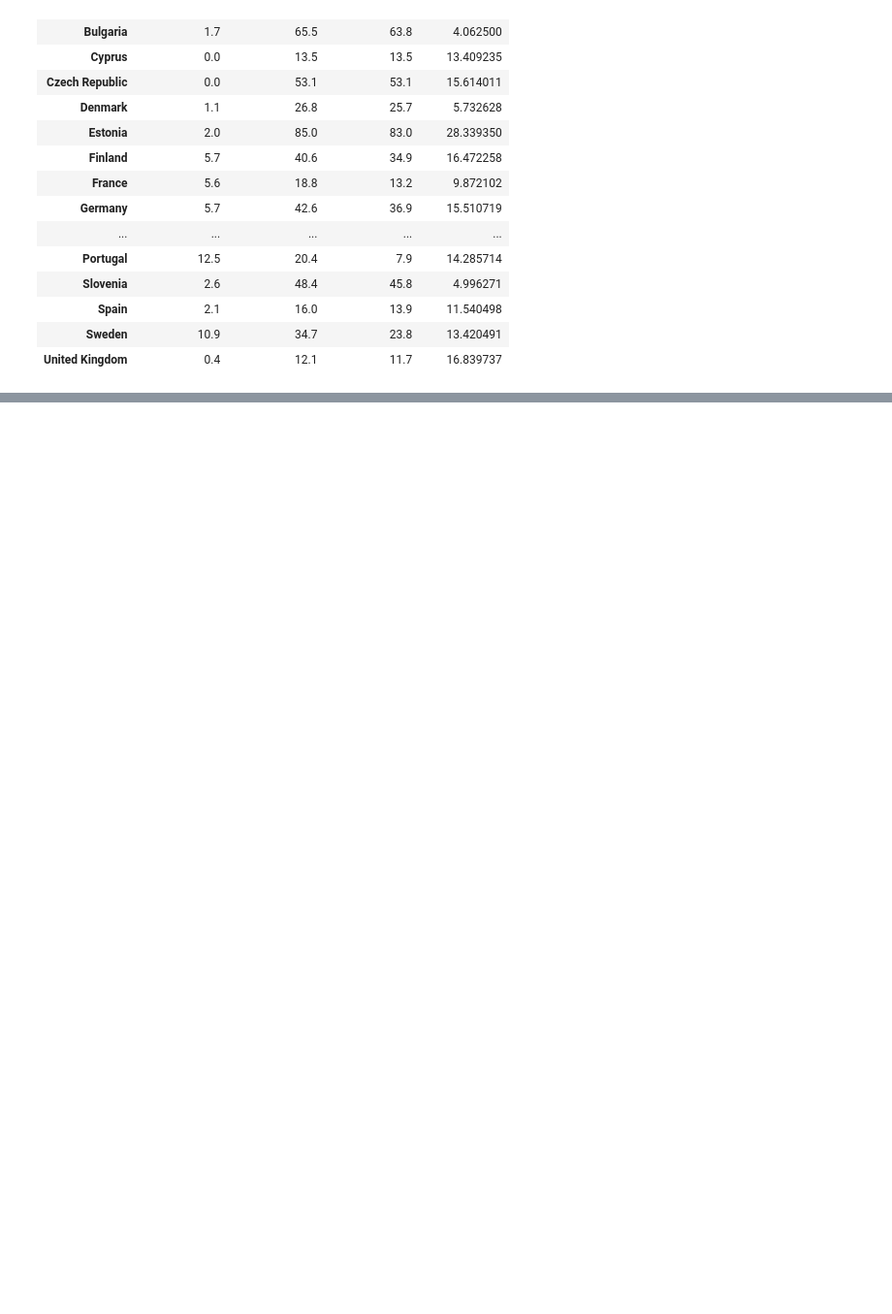
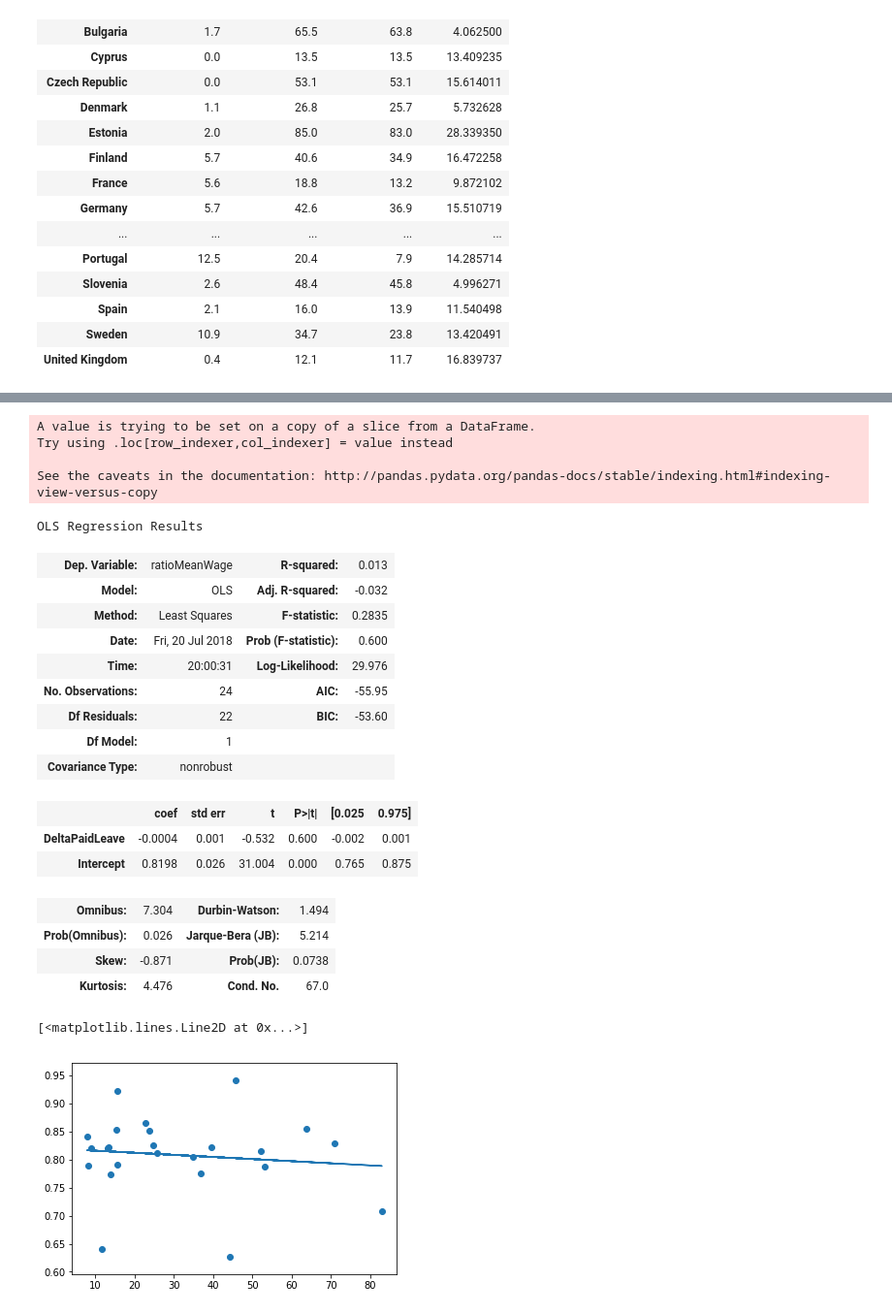
Before and after one commit to fracab/Bertelsmann_Prj, a Jupyter notebook: Project_Bertelsmann.ipynb, the cells around one changed output, grey strips where cells are left out. Shown at 97% size. Drawn from its saved outputs; the diff is of its cells as text; code cells hidden in the pictures; blank space fills up the shorter version.

```diff
--- a/Project Bertelsmann.ipynb
+++ b/Project_Bertelsmann.ipynb
@@ -312,0 +356,39 @@ OLS Regression Results
+# %%
+###ILO
+# Fourth model. Ratio of mean wages regressed against difference of paid leave, for all occupations. no correlation
+
+
+DFILOTot=FinalDFILO[FinalDFILO["Occupation"]=="TOTAL. Total (ISCO-08)"]
+DFILOTot["Intercept"]=1
+
+modelDeltaMedianILO = sm.OLS(endog=DFILOTot["ratioMeanWage"], exog=DFILOTot[["DeltaPaidLeave","Intercept"]])
+resultsmodelDeltaMedianILO = modelDeltaMedianILO.fit()
+display(resultsmodelDeltaMedianILO.summary())
+
+plt.scatter(DFILOTot.DeltaPaidLeave,DFILOTot.ratioMeanWage)
+slope2, intercept2 = np.polyfit(DFILOTot.DeltaPaidLeave, DFILOTot.ratioMeanWage, 1)
+plt.plot(DFILOTot.DeltaPaidLeave, DFILOTot.DeltaPaidLeave*slope2 + intercept2)
+# %% [output]
+A value is trying to be set on a copy of a slice from a DataFrame.
+Try using .loc[row_indexer,col_indexer] = value instead
+
+See the caveats in the documentation: http://pandas.pydata.org/pandas-docs/stable/indexing.html#indexing-view-versus-copy
+OLS Regression Results
+| Dep. Variable: | ratioMeanWage | R-squared: | 0.013 |
+| Model: | OLS | Adj. R-squared: | -0.032 |
+| Method: | Least Squares | F-statistic: | 0.2835 |
+| Date: | Fri, 20 Jul 2018 | Prob (F-statistic): | 0.600 |
+| Time: | 20:00:31 | Log-Likelihood: | 29.976 |
+| No. Observations: | 24 | AIC: | -55.95 |
+| Df Residuals: | 22 | BIC: | -53.60 |
+| Df Model: | 1 |  |  |
+| Covariance Type: | nonrobust |  |  |
+|  | coef | std err | t | P>|t| | [0.025 | 0.975] |
+| DeltaPaidLeave | -0.0004 | 0.001 | -0.532 | 0.600 | -0.002 | 0.001 |
+| Intercept | 0.8198 | 0.026 | 31.004 | 0.000 | 0.765 | 0.875 |
+| Omnibus: | 7.304 | Durbin-Watson: | 1.494 |
+| Prob(Omnibus): | 0.026 | Jarque-Bera (JB): | 5.214 |
+| Skew: | -0.871 | Prob(JB): | 0.0738 |
+| Kurtosis: | 4.476 | Cond. No. | 67.0 |
+[<matplotlib.lines.Line2D at 0x...>]
+[figure, added]
```
Also changed, not shown: parts of 11 cells of this notebook.
